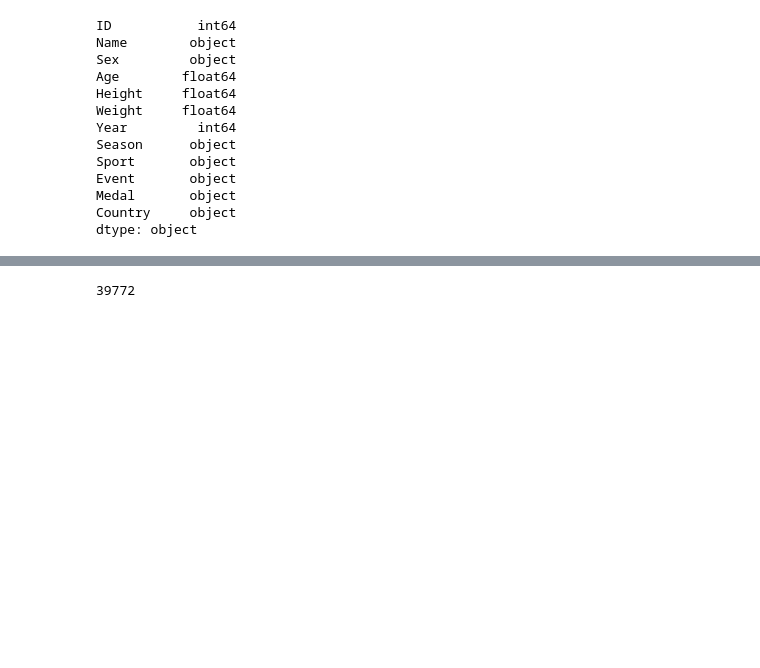
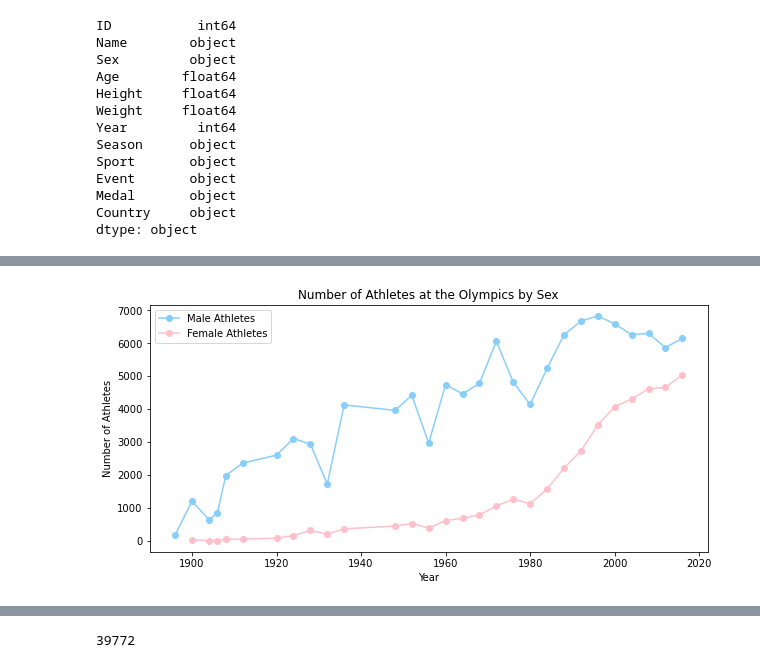
Before and after one commit to sissa81/project1, a Jupyter notebook: olympics.ipynb, the cells around one changed output, grey strips where cells are left out. Drawn from its saved outputs; the diff is of its cells as text; code cells hidden in the pictures; blank space fills up the shorter version.

```diff
--- a/olympics.ipynb
+++ b/olympics.ipynb
@@ -78,0 +134,13 @@ dtype: object
+# %%
+
+plt.figure(figsize=(10,10))
+plt.subplot(2,1,2)
+summerGames_df.loc[summerGames_df['Sex']=='M'].groupby('Year')['ID'].nunique().plot(color='lightskyblue',marker='o',label='Male Athletes')
+summerGames_df.loc[summerGames_df['Sex']=='F'].groupby('Year')['ID'].nunique().plot(color='pink',marker='o',label='Female Athletes')
+plt.ylabel("Number of Athletes")
+plt.legend(loc='upper left')
+plt.title("Number of Athletes at the Olympics by Sex")
+plt.savefig("Images/athletes_by_sex.png")
+plt.show()
+# %% [output]
+[figure, added]
```
Also changed, not shown: parts of 28 cells of this notebook, 8 other files.
